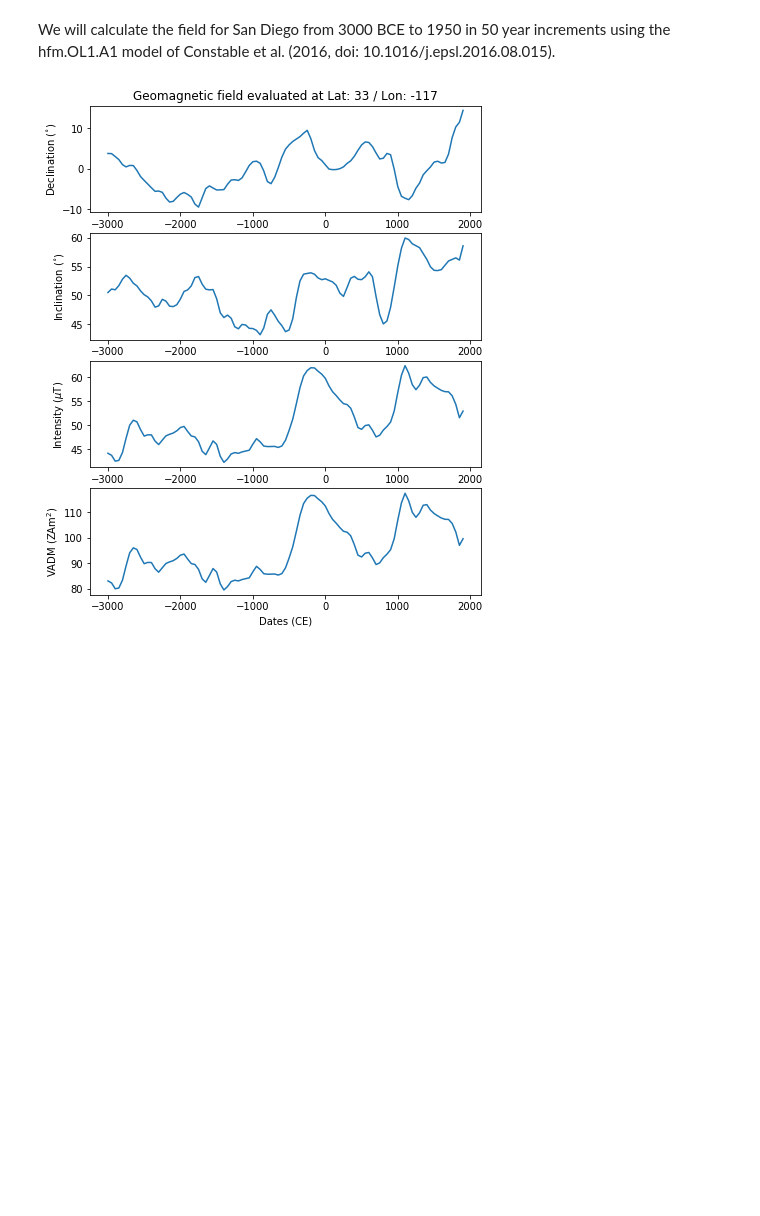
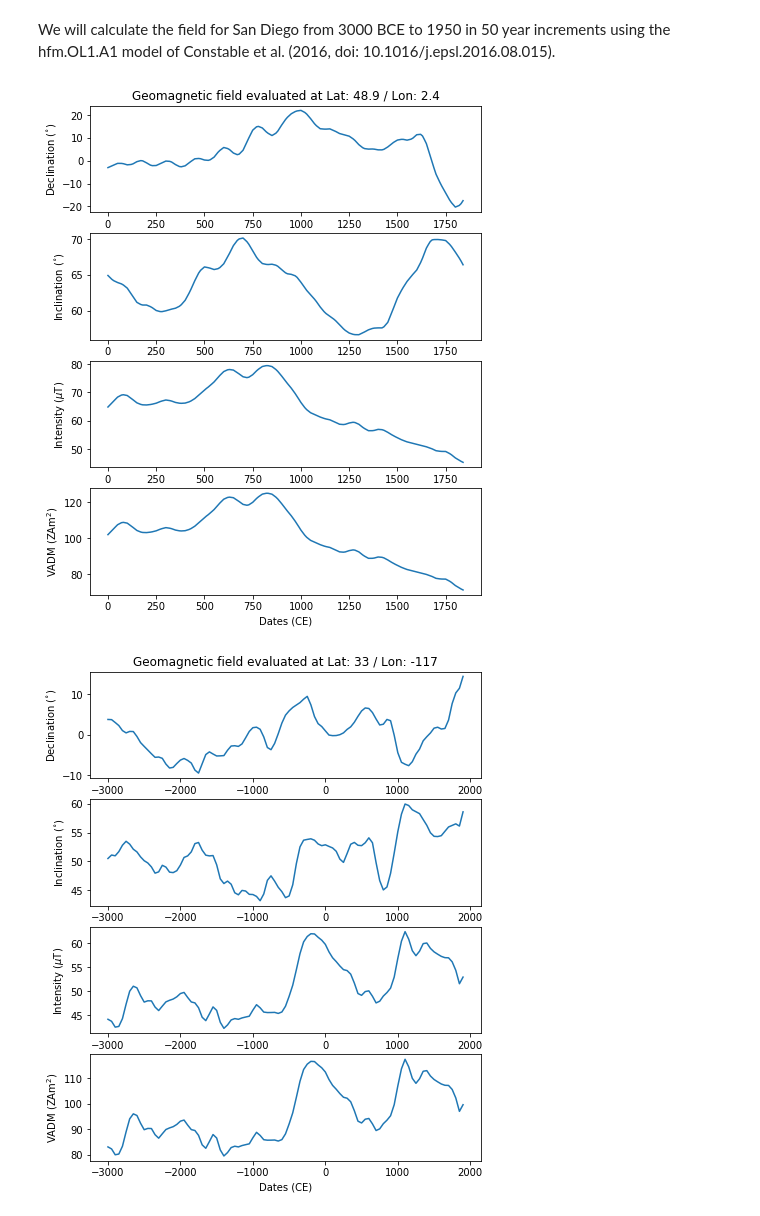
Before and after one commit to PmagPy/PmagPy, a Jupyter notebook: PmagPy_calculations.ipynb, the cells around one changed output. Cells and saved outputs as stored; diff of their text form; code cells hidden in the pictures; blank space fills up the shorter version.

```diff
--- a/PmagPy_calculations.ipynb
+++ b/PmagPy_calculations.ipynb
@@ -1486,6 +1486,36 @@ igrf(input_list, mod='', ghfile='')
     Intensity: 48745.264 nT
 # %% [markdown]
 We will calculate the field for San Diego from 3000 BCE to 1950 in 50 year increments using the hfm.OL1.A1 model of Constable et al. (2016, doi: 10.1016/j.epsl.2016.08.015).
+# %%
+# make a list of desired dates
+dates=range(0,1850,10) # list of dates in +/- Common Era
+mod = 'shawq2k' # choose the desired model
+lat,lon,alt=48.9,2.4,0 # desired latitude, longitude and alitude
+Vecs=[] # list for Dec,Inc,Int outputs
+for date in dates: # step through the dates
+    Vecs.append(ipmag.igrf([date,alt,lat,lon],mod=mod)) # append to list
+vector_df = pd.DataFrame(Vecs)   # make it into a Pandas dataframe
+vector_df.columns=['dec','inc','int']
+vector_df['vadms']=pmag.b_vdm(vector_df.int.values*1e-9, lat) # calculate the VADMs
+vector_df['dec_adj']=vector_df['dec']
+vector_df.loc[vector_df.dec>180,['dec_adj']]=vector_df.dec-360 # adjust declinations to be -180 => 180
+fig=plt.figure(1,figsize=(7,9)) # set up the figure
+fig.add_subplot(411) # make 4 rows of plots, this is the first
+plt.plot(dates,vector_df.dec_adj) # plot the adjusted declinations
+plt.ylabel('Declination ($^{\circ}$)')
+plt.title('Geomagnetic field evaluated at Lat: '+str(lat)+' / Lon: '+str(lon))
+fig.add_subplot(412) # this is the second
+plt.plot(dates,vector_df.inc) # plot  the inclinations
+plt.ylabel('Inclination ($^{\circ}$)')
+fig.add_subplot(413)
+plt.plot(dates,vector_df.int*1e-3) # plot the intensites (in uT instead of nT)
+plt.ylabel('Intensity ($\mu$T)')
+fig.add_subplot(414) # plot the VADMs
+plt.plot(dates,vector_df.vadms*1e-21) # plot as ZAm^2
+plt.ylabel('VADM (ZAm$^2$)')
+plt.xlabel('Dates (CE)');
+# %% [output]
+[figure, added]
 # %%
 # make a list of desired dates
 dates=range(-3000,1950,50) # list of dates in +/- Common Era
```
Also changed, not shown: parts of 1 cell of this notebook, 5 other files.
